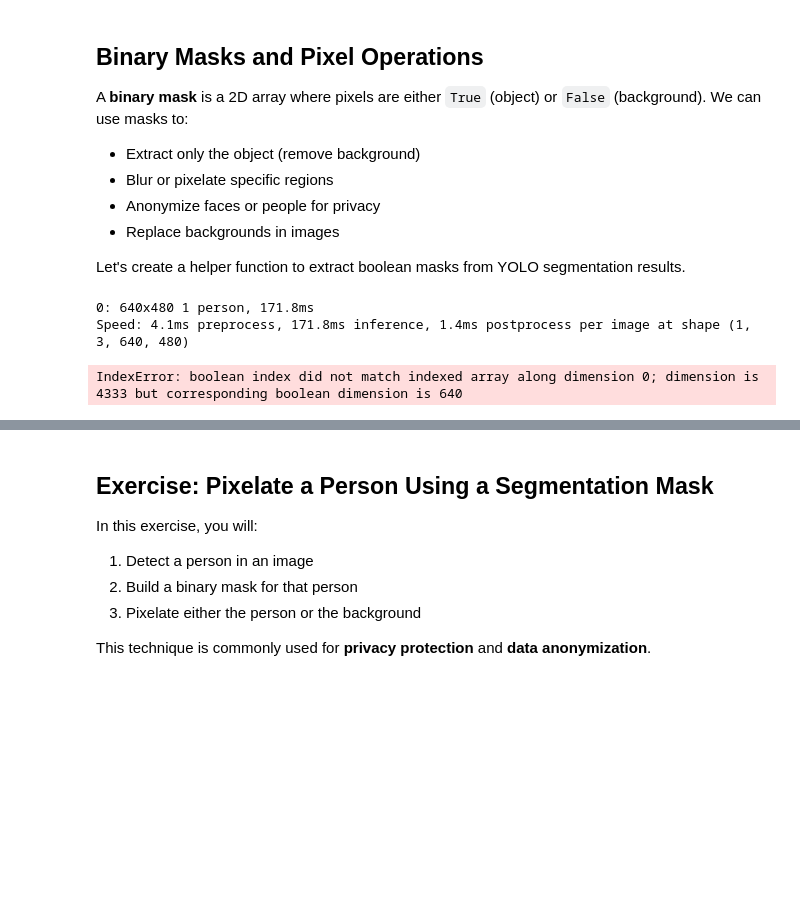
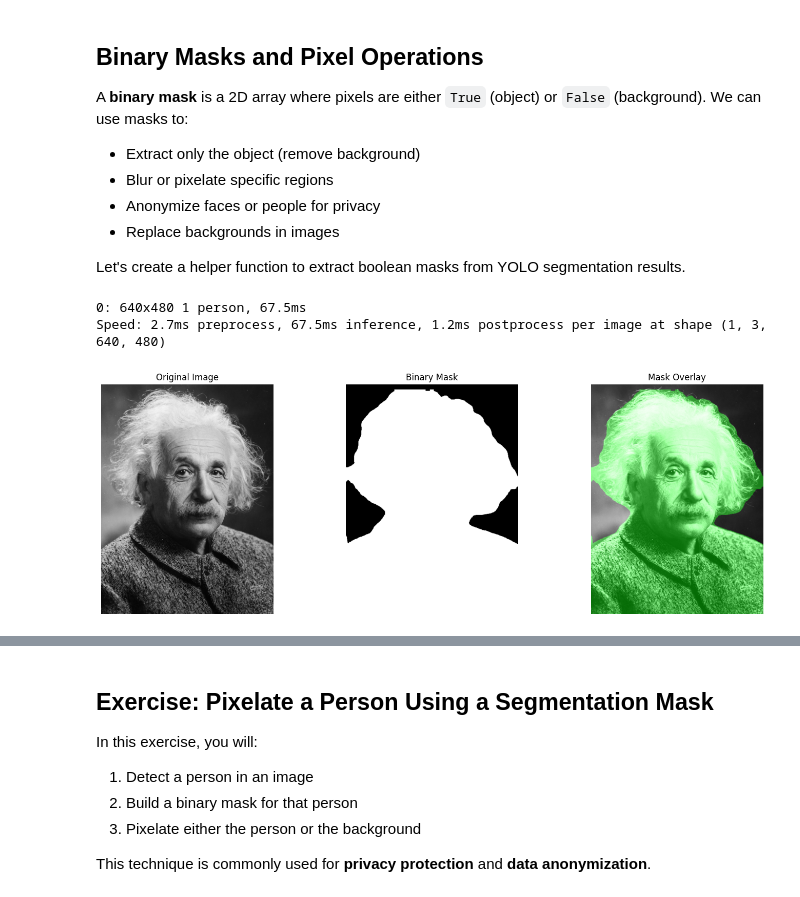
Before and after one commit to ezponda/ai-application-course-materials, a Jupyter notebook: notebooks/07b_segmentation_and_pose_with_ultralytics.ipynb, the cells around one changed output, grey strips where cells are left out. Saved outputs shown, nothing was run; the diff lists cells and outputs as text; code cells hidden in the pictures; blank space fills up the shorter version.

```diff
--- a/notebooks/07b_segmentation_and_pose_with_ultralytics.ipynb
+++ b/notebooks/07b_segmentation_and_pose_with_ultralytics.ipynb
@@ -215,42 +211,46 @@ result = results[0]
 
 if result.masks is not None and len(result.masks) > 0:
     # Get the first detected mask
-    mask_data = result.masks[0].data.cpu().numpy()  # Shape: (1, H, W)
+    mask_data = result.masks[0].data.cpu().numpy()  # Shape: (1, H, W) at model resolution
     mask = mask_data.squeeze()  # Remove batch dimension → (H, W)
 
+    # Resize mask to match original image dimensions
+    h, w = einstein_rgb.shape[:2]
+    mask_resized = cv2.resize(mask, (w, h), interpolation=cv2.INTER_NEAREST)
+
     # Convert to binary mask (0 or 255)
-    binary_mask = (mask > 0.5).astype(np.uint8) * 255
+    binary_mask = (mask_resized > 0.5).astype(np.uint8) * 255
 
     # Create a colorized mask overlay
     colored_mask = np.zeros_like(einstein_rgb)
     colored_mask[binary_mask > 0] = [0, 255, 0]  # Green overlay
 
     # Blend mask with original image
     alpha = 0.4
     overlaid = cv2.addWeighted(einstein_rgb, 1, colored_mask, alpha, 0)
 
     # Visualize
     fig, axes = plt.subplots(1, 3, figsize=(15, 5))
 
     axes[0].imshow(einstein_rgb)
     axes[0].set_title("Original Image")
     axes[0].axis("off")
 
     axes[1].imshow(binary_mask, cmap='gray')
     axes[1].set_title("Binary Mask")
     axes[1].axis("off")
 
     axes[2].imshow(overlaid)
     axes[2].set_title("Mask Overlay")
     axes[2].axis("off")
 
     plt.tight_layout()
     plt.show()
 else:
     print("No masks detected")
 # %% [output]
-0: 640x480 1 person, 171.8ms
-Speed: 4.1ms preprocess, 171.8ms inference, 1.4ms postprocess per image at shape (1, 3, 640, 480)
+0: 640x480 1 person, 67.5ms
+Speed: 2.7ms preprocess, 67.5ms inference, 1.2ms postprocess per image at shape (1, 3, 640, 480)
-IndexError: boolean index did not match indexed array along dimension 0; dimension is 4333 but corresponding boolean dimension is 640
+[figure, added]
 # %%
 # Extract and visualize the binary mask
```
Also changed, not shown: parts of 6 cells of this notebook, 17 other files.
